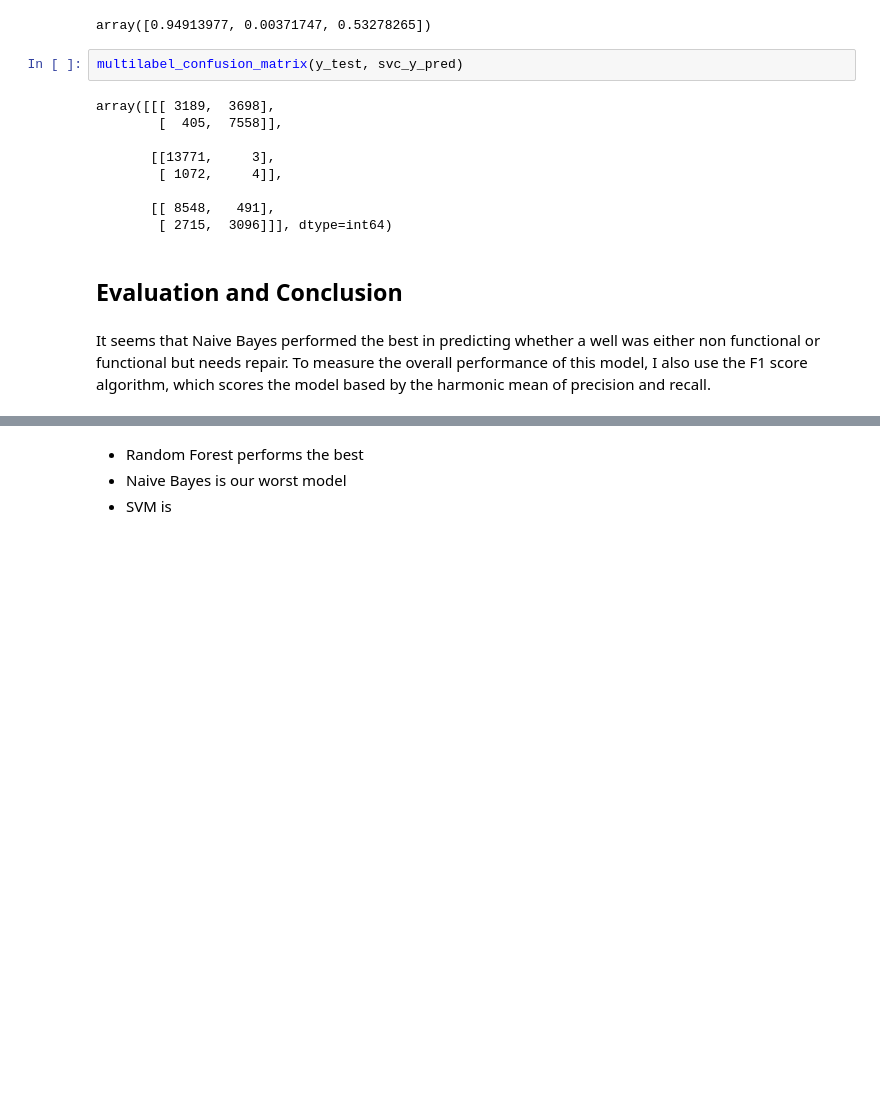
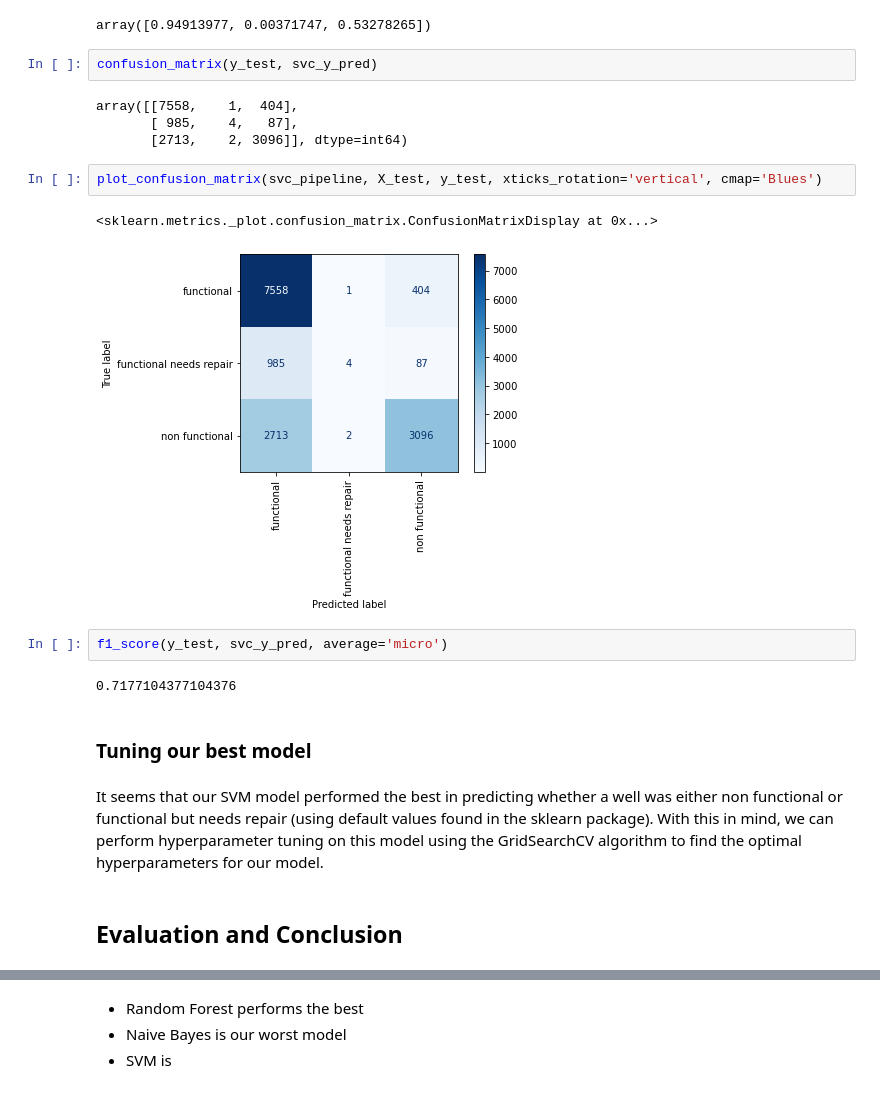
Before and after one commit to nancyho83/Tanzania_Water_Well_Analysis, a Jupyter notebook: tanzania-well-analysis.ipynb, the cells around one changed output, grey strips where cells are left out. Drawn from its saved outputs; the diff is of its cells as text; blank space fills up the shorter version.

```diff
--- a/tanzania-well-analysis.ipynb
+++ b/tanzania-well-analysis.ipynb
@@ -256,17 +266,23 @@ recall_score(y_test, svc_y_pred, average=None)
 # %% [output]
 array([0.94913977, 0.00371747, 0.53278265])
 # %%
-multilabel_confusion_matrix(y_test, svc_y_pred)
+confusion_matrix(y_test, svc_y_pred)
 # %% [output]
-array([[[ 3189,  3698],
-        [  405,  7558]],
-
-       [[13771,     3],
-        [ 1072,     4]],
-
-       [[ 8548,   491],
-        [ 2715,  3096]]], dtype=int64)
+array([[7558,    1,  404],
+       [ 985,    4,   87],
+       [2713,    2, 3096]], dtype=int64)
+# %%
+plot_confusion_matrix(svc_pipeline, X_test, y_test, xticks_rotation='vertical', cmap='Blues')
+# %% [output]
+<sklearn.metrics._plot.confusion_matrix.ConfusionMatrixDisplay at 0x...>
+[figure, added]
+# %%
+f1_score(y_test, svc_y_pred, average='micro')
+# %% [output]
+0.7177104377104376
+# %% [markdown]
+### Tuning our best model
+# %% [markdown]
+It seems that our SVM model performed the best in predicting whether a well was either non functional or functional but needs repair (using default values found in the sklearn package). With this in mind, we can perform hyperparameter tuning on this model using the GridSearchCV algorithm to find the optimal hyperparameters for our model.
 # %% [markdown]
 ## Evaluation and Conclusion
-# %% [markdown]
-It seems that Naive Bayes performed the best in predicting whether a well was either non functional or functional but needs repair. To measure the overall performance of this model, I also use the F1 score algorithm, which scores the model based by the harmonic mean of precision and recall.
```
Also changed, not shown: parts of 32 cells of this notebook, 1 other file.
